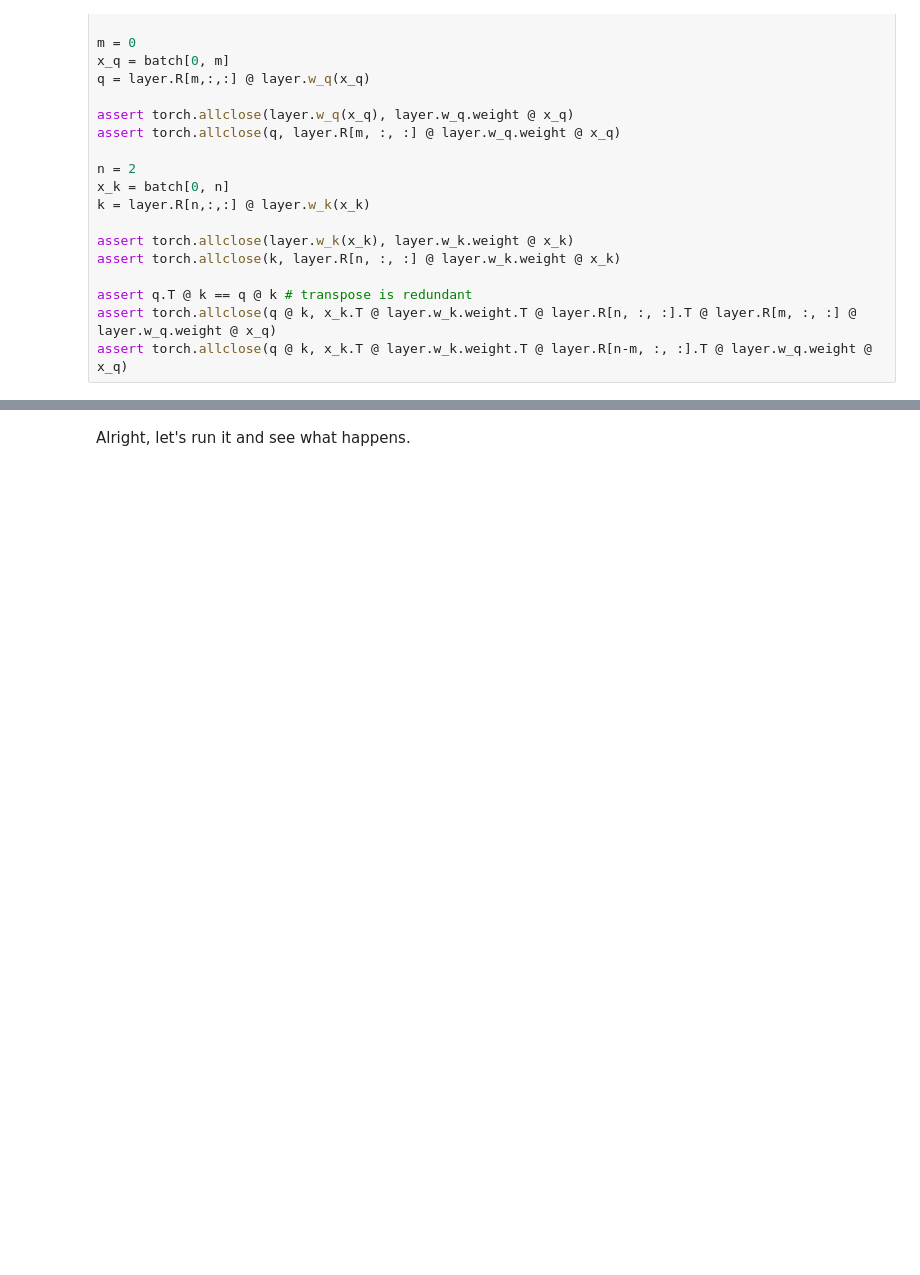
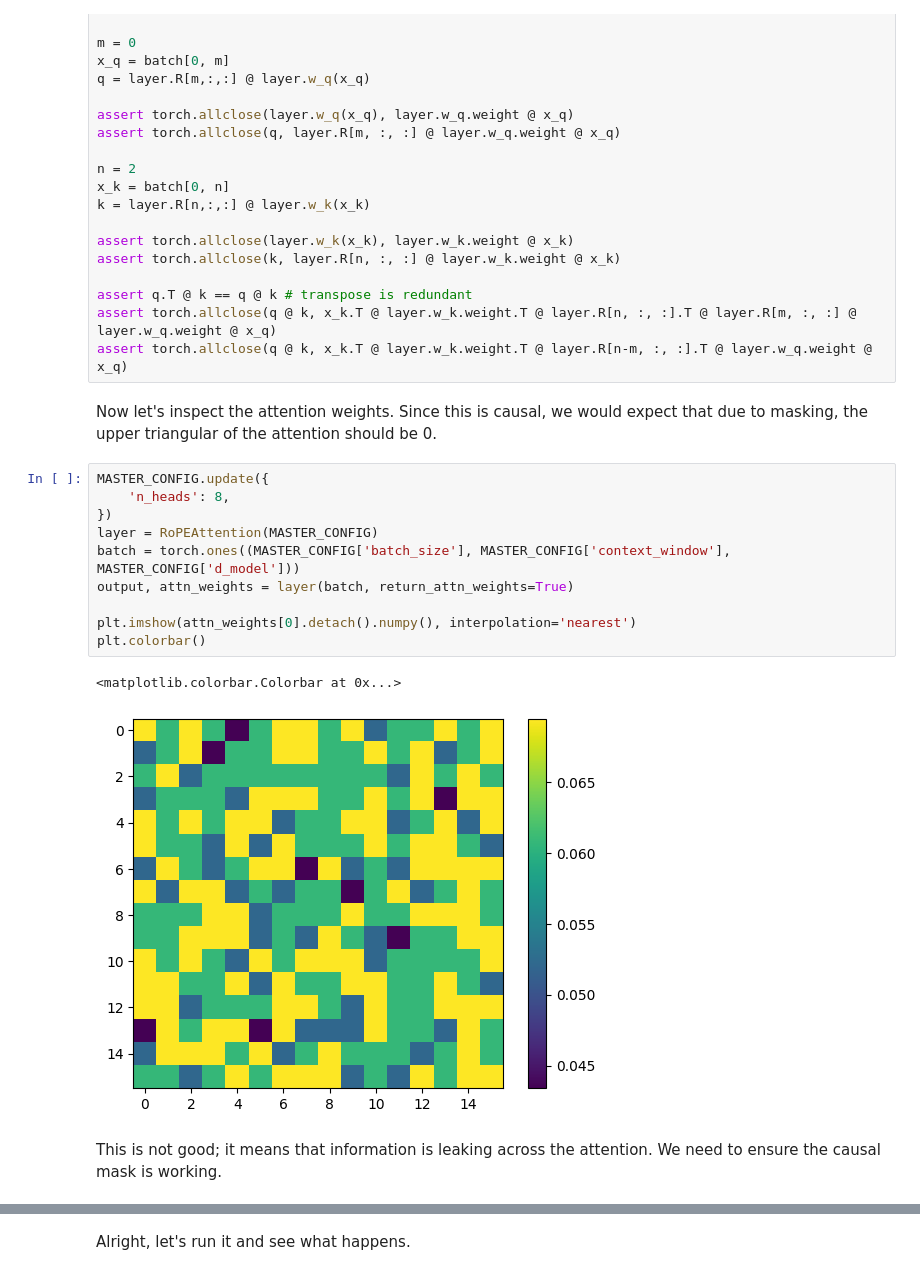
Before and after one commit to bkitano/llama-from-scratch, a Jupyter notebook: llama2.ipynb, the cells around one changed output, grey strips where cells are left out. Drawn from its saved outputs; the diff is of its cells as text; blank space fills up the shorter version.

```diff
--- a/llama2.ipynb
+++ b/llama2.ipynb
@@ -556,3 +564,20 @@ assert torch.allclose(k, layer.R[n, :, :] @ layer.w_k.weight @ x_k)
 assert q.T @ k == q @ k # transpose is redundant
 assert torch.allclose(q @ k, x_k.T @ layer.w_k.weight.T @ layer.R[n, :, :].T @ layer.R[m, :, :] @ layer.w_q.weight @ x_q)
 assert torch.allclose(q @ k, x_k.T @ layer.w_k.weight.T @ layer.R[n-m, :, :].T @ layer.w_q.weight @ x_q)
+# %% [markdown]
+Now let's inspect the attention weights. Since this is causal, we would expect that due to masking, the upper triangular of the attention should be 0.
+# %%
+MASTER_CONFIG.update({
+    'n_heads': 8,
+})
+layer = RoPEAttention(MASTER_CONFIG)
+batch = torch.ones((MASTER_CONFIG['batch_size'], MASTER_CONFIG['context_window'], MASTER_CONFIG['d_model']))
+output, attn_weights = layer(batch, return_attn_weights=True)
+
+plt.imshow(attn_weights[0].detach().numpy(), interpolation='nearest')
+plt.colorbar()
+# %% [output]
+<matplotlib.colorbar.Colorbar at 0x...>
+[figure, added]
+# %% [markdown]
+This is not good; it means that information is leaking across the attention. We need to ensure the causal mask is working.
```
Also changed, not shown: parts of 48 cells of this notebook.
